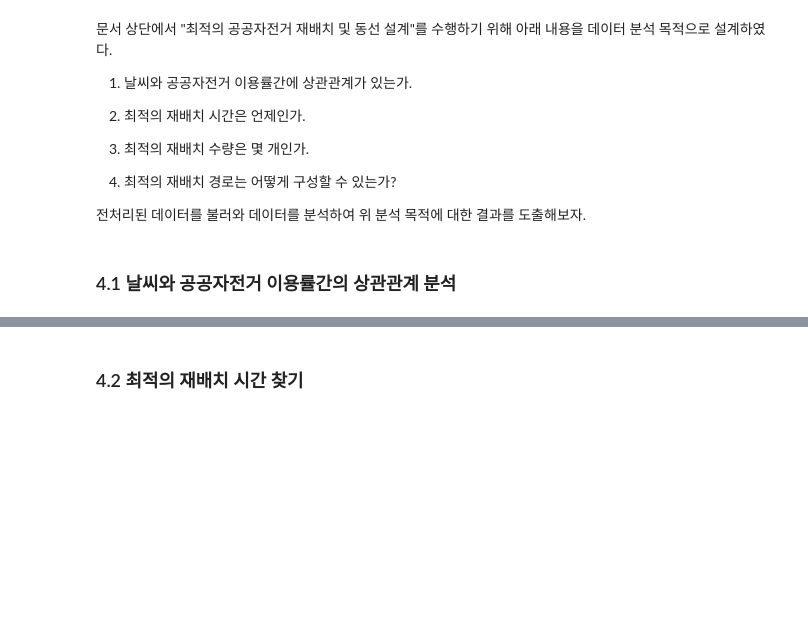
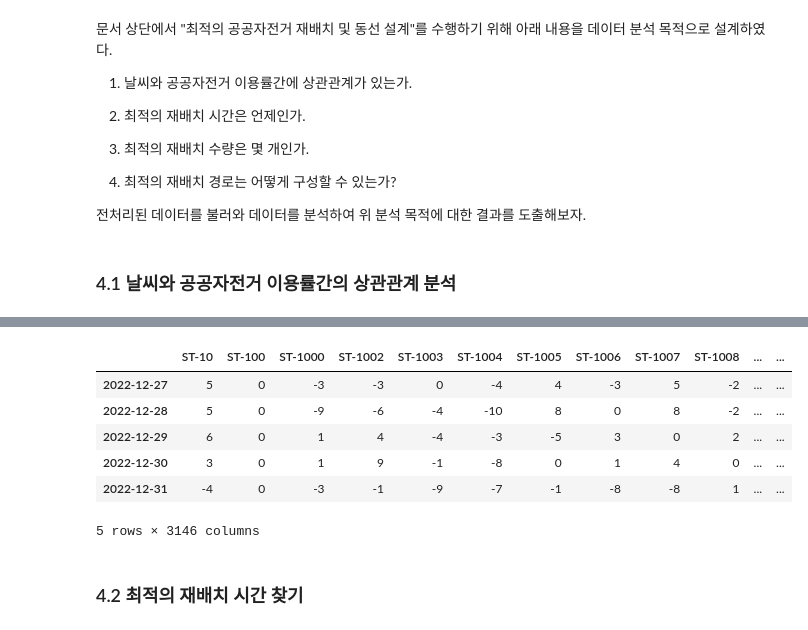
Before and after one commit to jaewonE/Minimizing-bicycle-rearrangement-through-public-bicycle-data-analysis, a Jupyter notebook: 12조 최종보고서.ipynb, the cells around one changed output, grey strips where cells are left out. Saved outputs shown, nothing was run; the diff lists cells and outputs as text; code cells hidden in the pictures; blank space fills up the shorter version.

```diff
--- a/12조 최종보고서.ipynb
+++ b/12조 최종보고서.ipynb
@@ -56,10 +56,15 @@ if not os.path.exists(location_info_path):
 if not os.path.exists(preprocessing_path):
     os.mkdir(preprocessing_path)
 
-def csv_iterator(target_path):
+def csv_iterator(target_path, start_message=None):
     file_list = os.listdir(target_path)
+    file_list.sort()
+    file_list_length = len(file_list)
     for index in range(len(file_list)):
-        file_path = os.path.join(target_path, file_list[index])
+        file = file_list[index]
+        file_path = os.path.join(target_path, file)
+        if(start_message != None):
+            print(f'[{index + 1}/{file_list_length}] {file} : {start_message}')
         if (os.path.splitext(file_path)[1] == '.csv'):
             yield file_path, index
 # %% [markdown]
@@ -511,8 +597,7 @@ for file_path, index in csv_iterator(location_info_path):
     if (len(common_table) == 0):
         common_table = table
     else:
-        common_table = (pd.concat(
-            [common_table, table], ignore_index=True).drop_duplicates(subset="대여소ID"))
+        common_table = (pd.concat([common_table, table], ignore_index=True).drop_duplicates(subset="대여소ID"))
 
 # 대여소ID를 index로 설정한다.
 common_table = common_table.set_index('대여소ID', drop=True)
@@ -756,0 +1021,60 @@ weather.head(3)
+# %%
+def daterange(start_date, end_date):
+    for n in range(int((end_date - start_date).days)):
+        yield start_date + timedelta(n)
+
+
+def get_date_list(start_date, end_date):
+    date_list = []
+    for single_date in daterange(start_date, end_date):
+        date_list.append(single_date.strftime("%Y-%m-%d"))
+    return date_list
+
+
+def create_station_with_date(start_date, end_date):
+    return (pd.DataFrame(
+        columns=list(pd.read_csv('data/대여소 정보.csv', index_col=0).index),
+        index=get_date_list(start_date, end_date))
+        .pipe(lambda df: df.fillna(0))
+        .pipe(lambda df: df.astype(np.int16)))
+
+def apply_by_station(df: pd.DataFrame, save_df:pd.DataFrame, group_date: datetime.date):
+    date, id = df.columns
+    cur_date = str(group_date)
+    df = df.groupby([id]).count()
+    save_df.loc[cur_date] = save_df.loc[cur_date].add(df[date], fill_value=0)
+    return save_df
+
+
+# 각 날짜에 따른 대여소의 대여횟수와 반납횟수를 정리할 빈 데이터프레임을 생성한다.
+rent_by_date = create_station_with_date(date(2022, 7, 1), date(2023, 1, 1))
+return_by_date = create_station_with_date(date(2022, 7, 1), date(2023, 1, 1))
+
+# 각각의 파일을 전처리된 대여이력 파일을 불러와 날짜에 따른 대여횟수와 반납횟수를 파악해 정리한다.
+for file_path, index in csv_iterator(preprocessing_path, start_message=f'Measuring recovery rate...'):
+    # load data
+    df = pd.read_csv(file_path, usecols=['대여일시', '반납일시', '대여대여소ID', '반납대여소ID'])
+    df['대여일시'] = pd.to_datetime(df['대여일시'])
+    df['반납일시'] = pd.to_datetime(df['반납일시'])
+
+    # 반납일시의 경우 해를 넘겨 2023-01-01 값이 존재함으로 제거한다.
+    if (df['반납일시'].tail(1).dt.date.values[0] == datetime(2023, 1, 1).date()):
+        df = df[df['반납일시'].dt.date <= datetime(2022, 12, 31).date()]
+
+    # 일시와 대여소를 기준으로 자전거 개수를 그룹화한다.
+    (df[['대여일시', '대여대여소ID']].groupby([df['대여일시'].dt.date]).apply(lambda df: apply_by_station(df, rent_by_date, df.name)))
+    (df[['반납일시', '반납대여소ID']].groupby([df['반납일시'].dt.date]).apply(lambda df: apply_by_station(df, return_by_date, df.name)))
+
+# 대여 횟수를 CSV로 저장한다.
+print(f'Saving to csv: data/rent_by_date.csv')
+rent_by_date.to_csv('data/rent_by_date.csv')
+
+# 증감을 CSV로 저장한다.
+print(f'Saving to csv: data/recovery.csv')
+recovery = return_by_date.sub(rent_by_date, fill_value=0)
+recovery.to_csv('data/recovery.csv')
+
+# 반납개수 - 대여개수 임으로 recovery만큼 자전거를 수거해야 한다.
+# 6이면 6개만큼 더 반납한 것임으로 6개를 수거해야하고 -5이면 5개만큼 더 대여한것임으로 5개를 더 배치해야 한다.
+recovery.tail()
+# %% [output]
@@ -757,3 +1089,10 @@ weather.head(3)
+|  | ST-10 | ST-100 | ST-1000 | ST-1002 | ST-1003 | ST-1004 | ST-1005 | ST-1006 | ST-1007 | ST-1008 | ... | ... |
+| 2022-12-27 | 5 | 0 | -3 | -3 | 0 | -4 | 4 | -3 | 5 | -2 | ... | ... |
+| 2022-12-28 | 5 | 0 | -9 | -6 | -4 | -10 | 8 | 0 | 8 | -2 | ... | ... |
+| 2022-12-29 | 6 | 0 | 1 | 4 | -4 | -3 | -5 | 3 | 0 | 2 | ... | ... |
+| 2022-12-30 | 3 | 0 | 1 | 9 | -1 | -8 | 0 | 1 | 4 | 0 | ... | ... |
+| 2022-12-31 | -4 | 0 | -3 | -1 | -9 | -7 | -1 | -8 | -8 | 1 | ... | ... |
+5 rows × 3146 columns
 # %% [markdown]
 ### 4.2 최적의 재배치 시간 찾기
 # %% [markdown]
```
Also changed, not shown: parts of 38 cells of this notebook.
